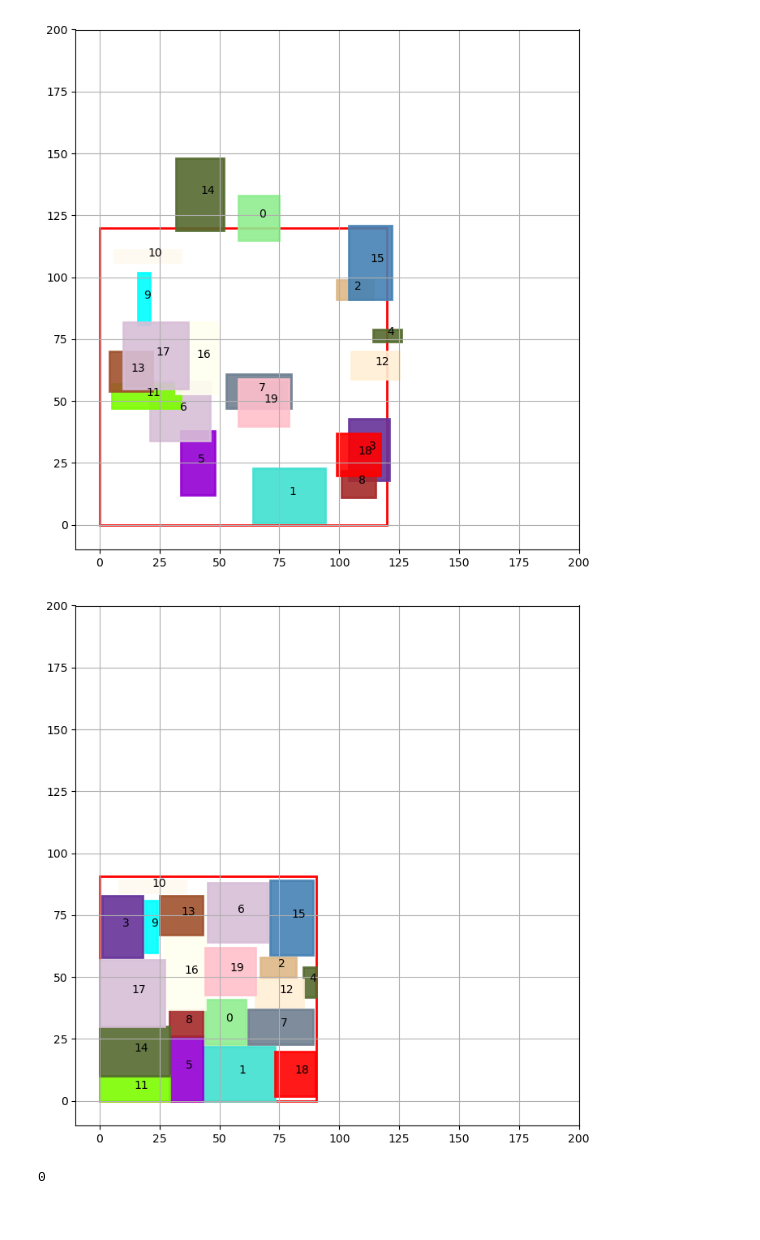
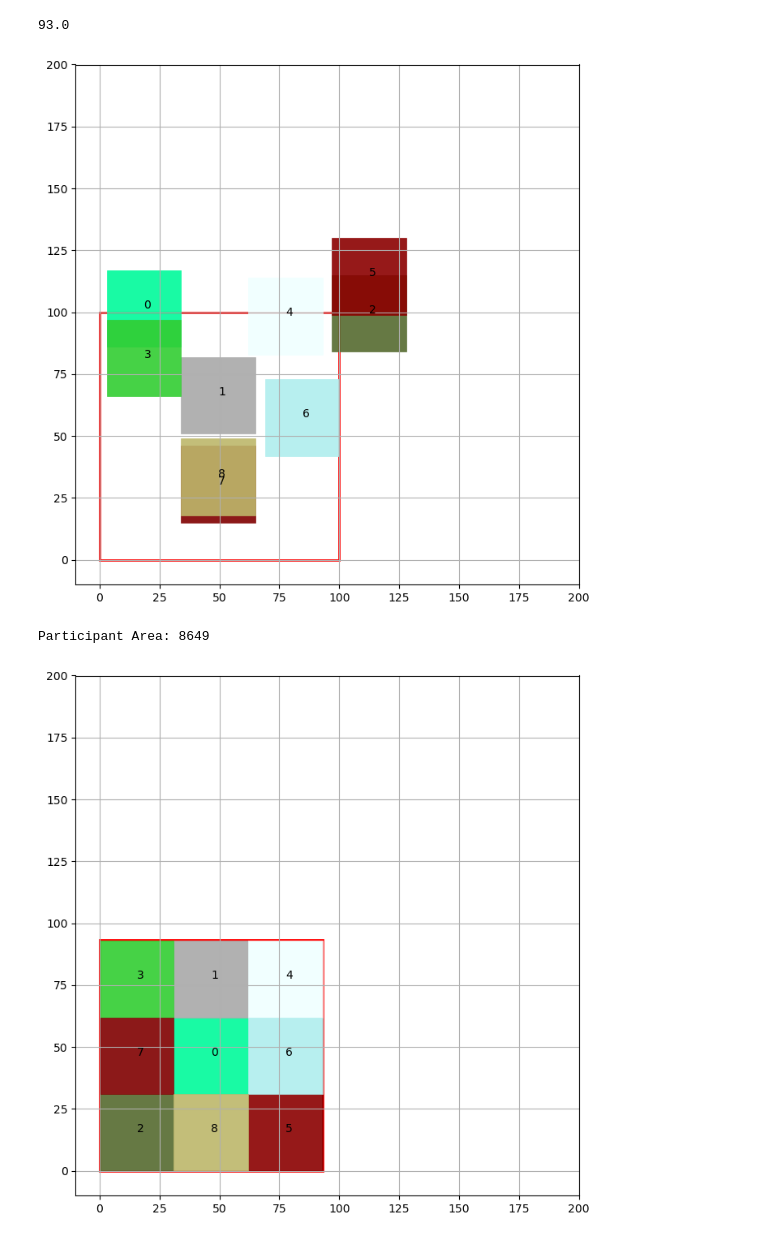
Before and after one commit to TiMo3654/abf, a Jupyter notebook: tests.ipynb, the cells around one changed output. Cells and saved outputs as stored; diff of their text form; code cells hidden in the pictures.

```diff
--- a/tests.ipynb
+++ b/tests.ipynb
@@ -10,23 +10,34 @@ import pylab as pl
 conciliation_quota  = 0.5
 
 critical_amount     = 100
+# %%
+math.sqrt(31**2 * 9)
+# %% [output]
+93.0
 # %%
 layout_zone = {"xmin"   : 0,
                "ymin"   : 0,
-               "width"  : 120,
-               "height" : 120}
+               "width"  : 100,
+               "height" : 100}
 
-participants       = generate_unconnected_participants(20, layout_zone, 30, 30, 666)
+#participants       = generate_unconnected_participants(20, layout_zone, 30, 30, 666)
+
+participants       = generate_unconnected_equal_quadratic_participants(9, layout_zone, 31, 420)
+
 
 a = plot_participants(layout_zone, participants, 200, 200)
 # %% [output]
-[figure, old version]
+[figure, new version]
 # %%
 participants            = determine_initial_conditions(participants, layout_zone, conciliation_quota, critical_amount)
+
+print('Participant Area: ' + str(calculate_all_participants_area(participants)))
+# %% [output]
+Participant Area: 8649
 # %%
 id_list = [p['idx'] for p in (participants.values())]
 
-for i in range(1000): # maximum rounds of interaction
+for i in range(100): # maximum rounds of interaction
 
     participants    = one_round_of_interaction(participants, layout_zone, 'interference', conciliation_quota, critical_amount)
 
@@ -42,19 +53,16 @@ for i in range(1000): # maximum rounds of interaction
 
     if moves.count('linger') == len(participants):
 
+        ds = calculate_dead_space(participants, layout_zone)
+
+        if ds < 0.48:
+            break
+
         layout_zone         = scale_layout_zone(layout_zone, 0.99)
 
-        for idx in id_list:
+        participants        = reset_after_tightening(participants)
 
-            participants[idx]['aversions'] = {}
-            participants[idx]['clashes'] = {}
-
-
-        if layout_zone['width'] < 90:
-            break
+    for i in range(9):
+        print(participants[str(i)]['last-move'])
 # %% [output]
-[figure, old version]
+[figure, new version]
-# %%
-print(len(participants['0']['overlap-with-idx']))
-# %% [output]
-0
```
Also changed, not shown: parts of 2 cells of this notebook, 5 other files.
